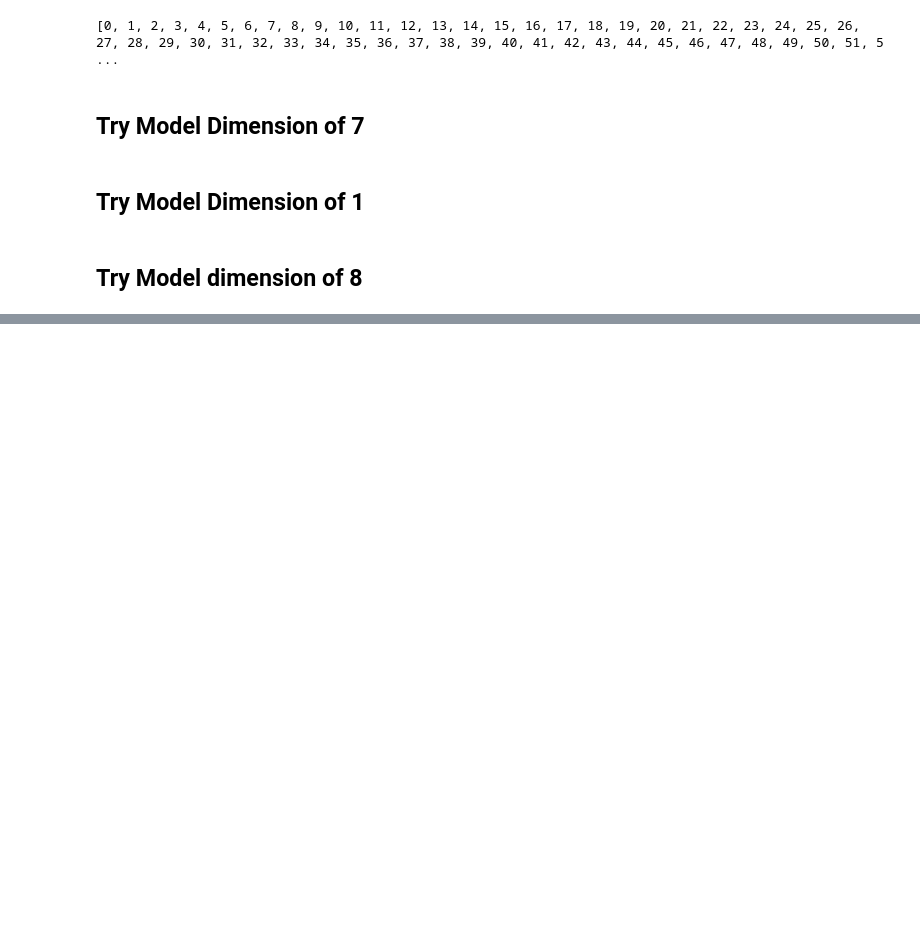
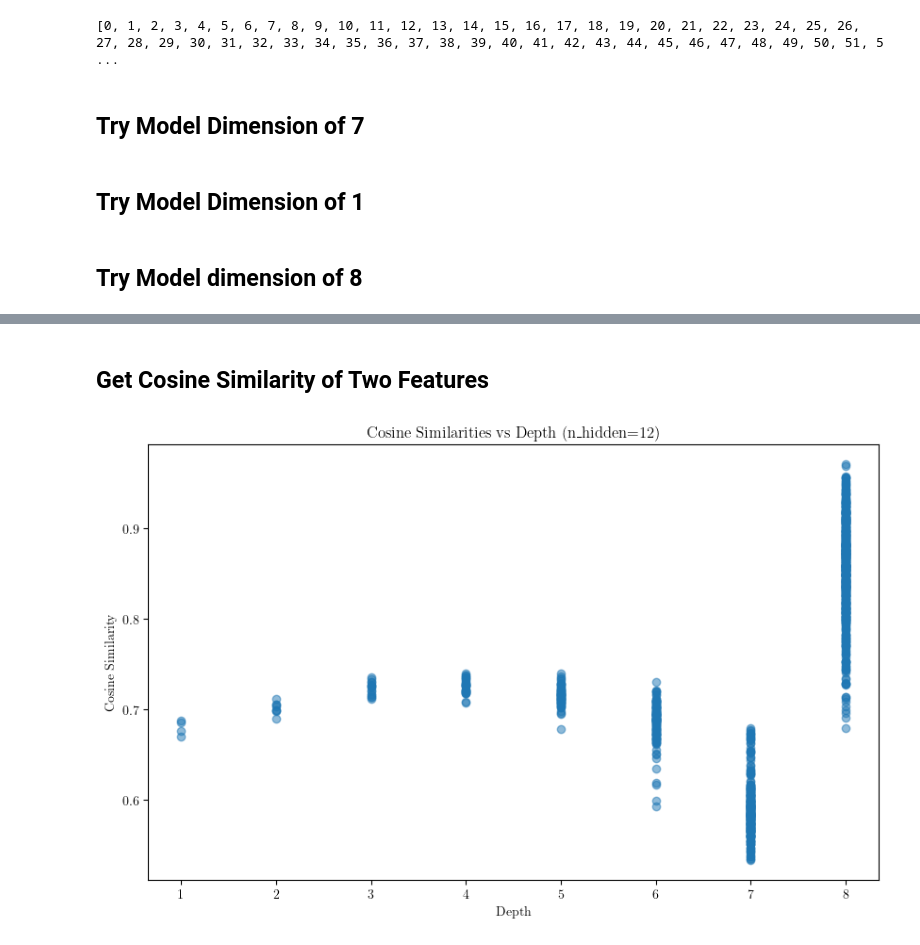
Before and after one commit to dajale423/toy_hierarchy, a Jupyter notebook: notebooks/experiments_scale_tree.ipynb, the cells around one changed output, grey strips where cells are left out. Cells and saved outputs as stored; diff of their text form; code cells hidden in the pictures; blank space fills up the shorter version.

Commit message:
cosine similarity between parent and child

```diff
--- a/notebooks/experiments_scale_tree.ipynb
+++ b/notebooks/experiments_scale_tree.ipynb
@@ -344,0 +394,2 @@ plot_batch_data(batch_data, model_output_data, tree, 0)
+# %% [markdown]
+## Get Cosine Similarity of Two Features
@@ -344,0 +406,48 @@ plot_batch_data(batch_data, model_output_data, tree, 0)
+# %%
+depth = 9
+
+cosine_similarities = {}
+for i in cfg.tree.to_list():
+    # if i has children, get cosine similarity of i and its children
+    current_depth = i.count(".") + 1
+    if current_depth < depth:
+        cosine_similarities[(i, i + ".0")] = {
+            "similarity": get_cosine_similarity(i, i + ".0", model_20).mean().item(),
+            "depth": current_depth
+        }
+        cosine_similarities[(i, i + ".1")] = {
+            "similarity": get_cosine_similarity(i, i + ".1", model_20).mean().item(),
+            "depth": current_depth
+        }
+# %%
+depth = 9
+model_plot = model_12
+
+cosine_similarities = {}
+for i in cfg.tree.to_list():
+    # if i has children, get cosine similarity of i and its children
+    current_depth = i.count(".") + 1
+    if current_depth < depth:
+        cosine_similarities[(i, i + ".0")] = {
+            "similarity": get_cosine_similarity(i, i + ".0", model_plot).mean().item(),
+            "depth": current_depth
+        }
+        cosine_similarities[(i, i + ".1")] = {
+            "similarity": get_cosine_similarity(i, i + ".1", model_plot).mean().item(),
+            "depth": current_depth
+        }
+
+
+## plot cosine_similarities as a histogram
+import matplotlib.pyplot as plt
+plt.figure(figsize=(10, 6))
+similarities = [data['similarity'] for data in cosine_similarities.values()]
+depths = [data['depth'] for data in cosine_similarities.values()]
+plt.scatter(depths, similarities, alpha=0.5)
+plt.title(f"Cosine Similarities vs Depth (n_hidden={model_plot.cfg.n_hidden})")
+plt.xlabel("Depth")
+plt.ylabel("Cosine Similarity")
+# plt.colorbar(label="Depth")
+plt.show()
+# %% [output]
+[figure, added]
```
Also changed, not shown: parts of 16 cells of this notebook.
